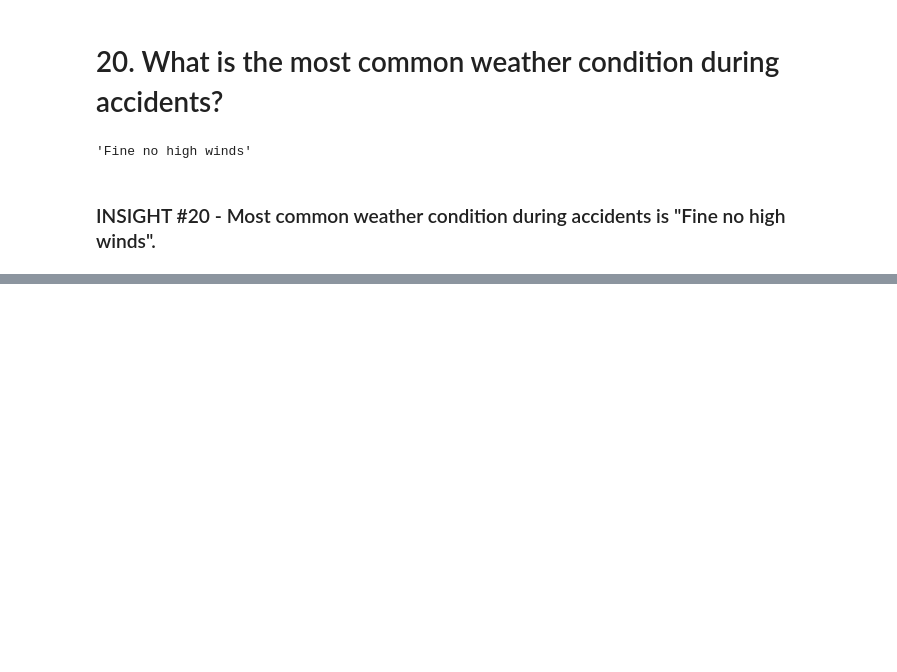
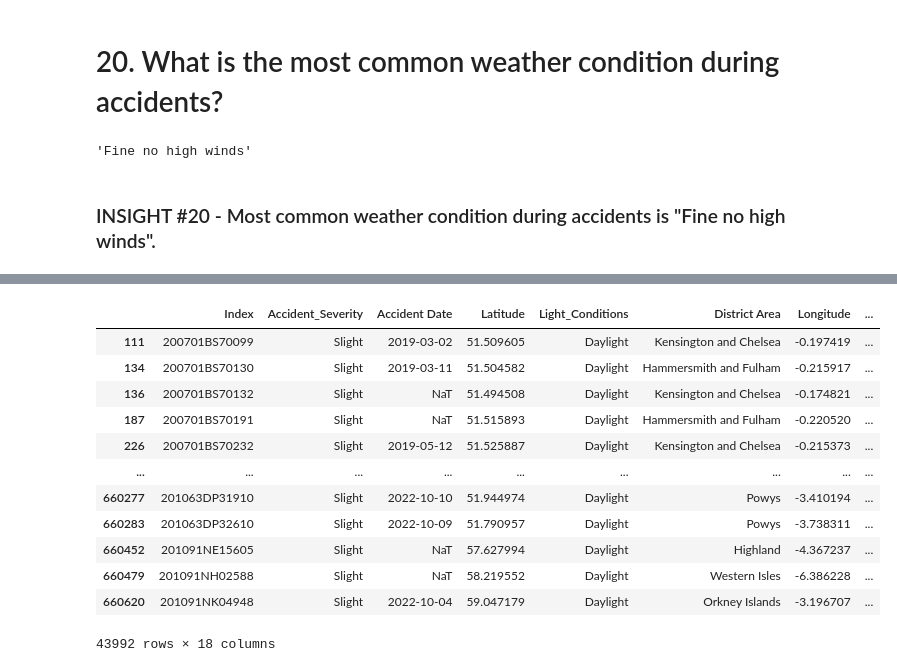
Before and after one commit to alleysOonie/ELEC303-DATA-ANALYTICS-CALDERON, a Jupyter notebook: UK ROAD ACCIDENT.ipynb, the cells around one changed output, grey strips where cells are left out. Drawn from its saved outputs; the diff is of its cells as text; code cells hidden in the pictures; blank space fills up the shorter version.

```diff
--- a/UK ROAD ACCIDENT.ipynb
+++ b/UK ROAD ACCIDENT.ipynb
@@ -450,0 +599,18 @@ uk_road_accident['Weather_Conditions'].mode()[0]
+# %%
+roundabout = uk_road_accident[uk_road_accident['Road_Type'] == 'Roundabout']
+# %%
+roundabout
+# %% [output]
+|  | Index | Accident_Severity | Accident Date | Latitude | Light_Conditions | District Area | Longitude | ... |
+| 111 | 200701BS70099 | Slight | 2019-03-02 | 51.509605 | Daylight | Kensington and Chelsea | -0.197419 | ... |
+| 134 | 200701BS70130 | Slight | 2019-03-11 | 51.504582 | Daylight | Hammersmith and Fulham | -0.215917 | ... |
+| 136 | 200701BS70132 | Slight | NaT | 51.494508 | Daylight | Kensington and Chelsea | -0.174821 | ... |
+| 187 | 200701BS70191 | Slight | NaT | 51.515893 | Daylight | Hammersmith and Fulham | -0.220520 | ... |
+| 226 | 200701BS70232 | Slight | 2019-05-12 | 51.525887 | Daylight | Kensington and Chelsea | -0.215373 | ... |
+| ... | ... | ... | ... | ... | ... | ... | ... | ... |
+| 660277 | 201063DP31910 | Slight | 2022-10-10 | 51.944974 | Daylight | Powys | -3.410194 | ... |
+| 660283 | 201063DP32610 | Slight | 2022-10-09 | 51.790957 | Daylight | Powys | -3.738311 | ... |
+| 660452 | 201091NE15605 | Slight | NaT | 57.627994 | Daylight | Highland | -4.367237 | ... |
+| 660479 | 201091NH02588 | Slight | NaT | 58.219552 | Daylight | Western Isles | -6.386228 | ... |
+| 660620 | 201091NK04948 | Slight | 2022-10-04 | 59.047179 | Daylight | Orkney Islands | -3.196707 | ... |
+43992 rows × 18 columns
```
Also changed, not shown: parts of 34 cells of this notebook.
